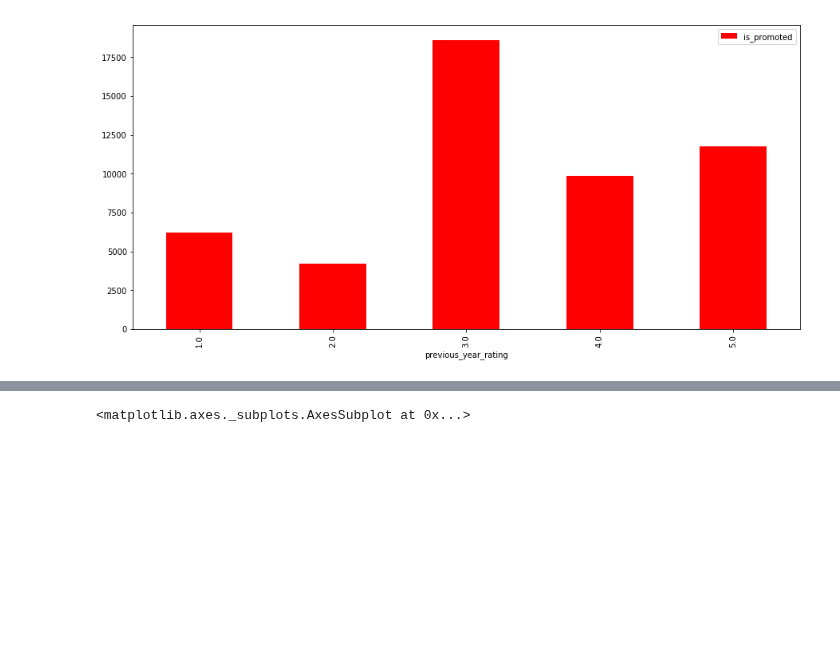
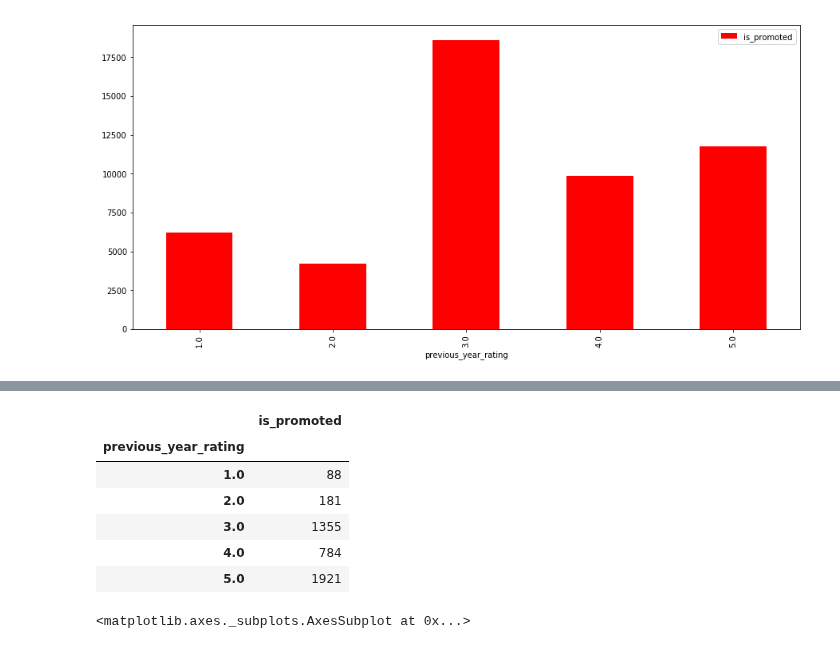
Before and after one commit to IITGuwahati-AI/Learning-Content, a Jupyter notebook: HR_analytics.ipynb, the cells around one changed output, grey strips where cells are left out. Cells and saved outputs as stored; diff of their text form; code cells hidden in the pictures; blank space fills up the shorter version.

```diff
--- a/HR_analytics.ipynb
+++ b/HR_analytics.ipynb
@@ -275,3 +288,13 @@ rating.plot(kind = 'bar',figsize = (15,7),color = 'red')
+# %%
+df_train[df_train['is_promoted']==1].groupby('previous_year_rating').agg({'is_promoted':'count'})
+# %% [output]
+|  | is_promoted |
+| previous_year_rating |  |
+| 1.0 | 88 |
+| 2.0 | 181 |
+| 3.0 | 1355 |
+| 4.0 | 784 |
+| 5.0 | 1921 |
 # %%
 kpi = df_train.groupby('KPIs_met >80%').agg({"is_promoted":'count'})
 kpi.plot(kind = 'bar',figsize = (15,7),color = 'green')
```
Also changed, not shown: parts of 18 cells of this notebook.
